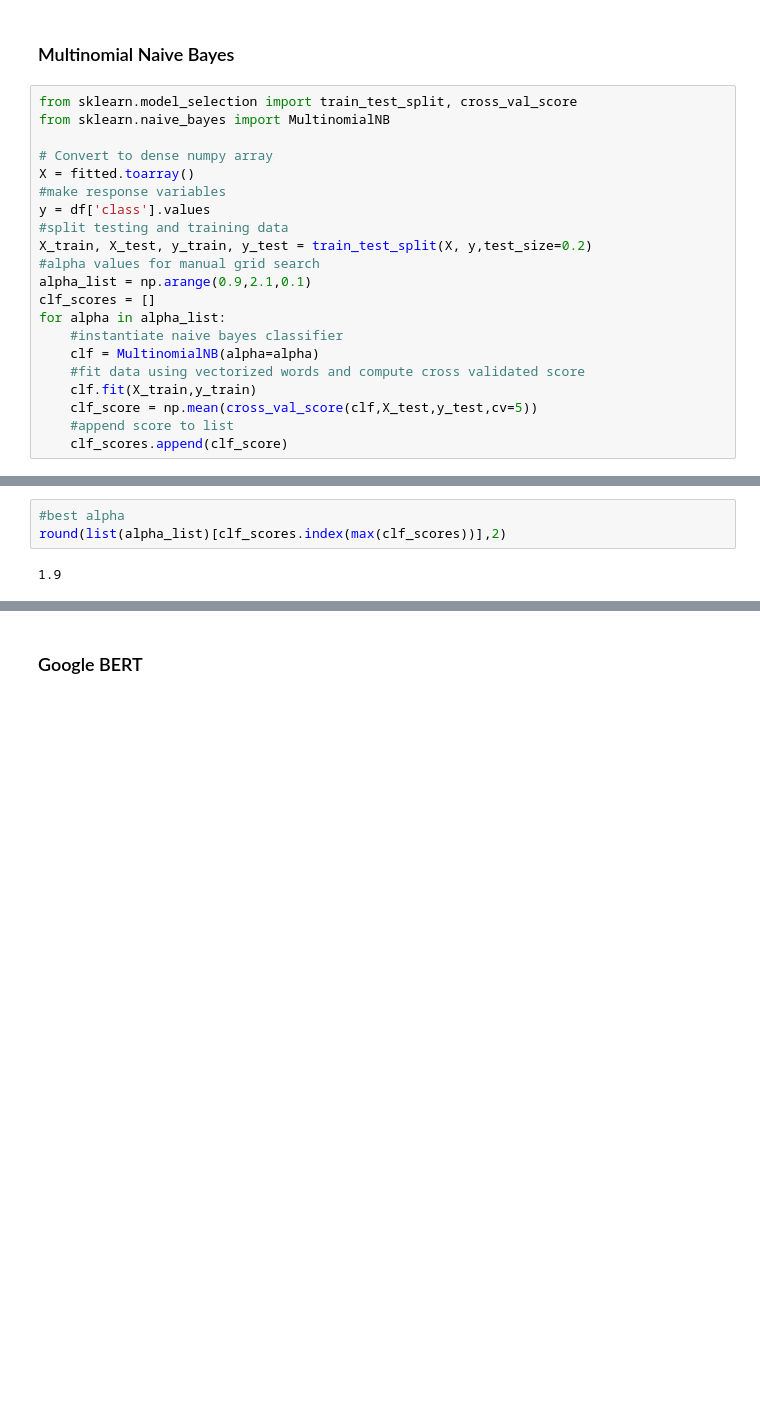
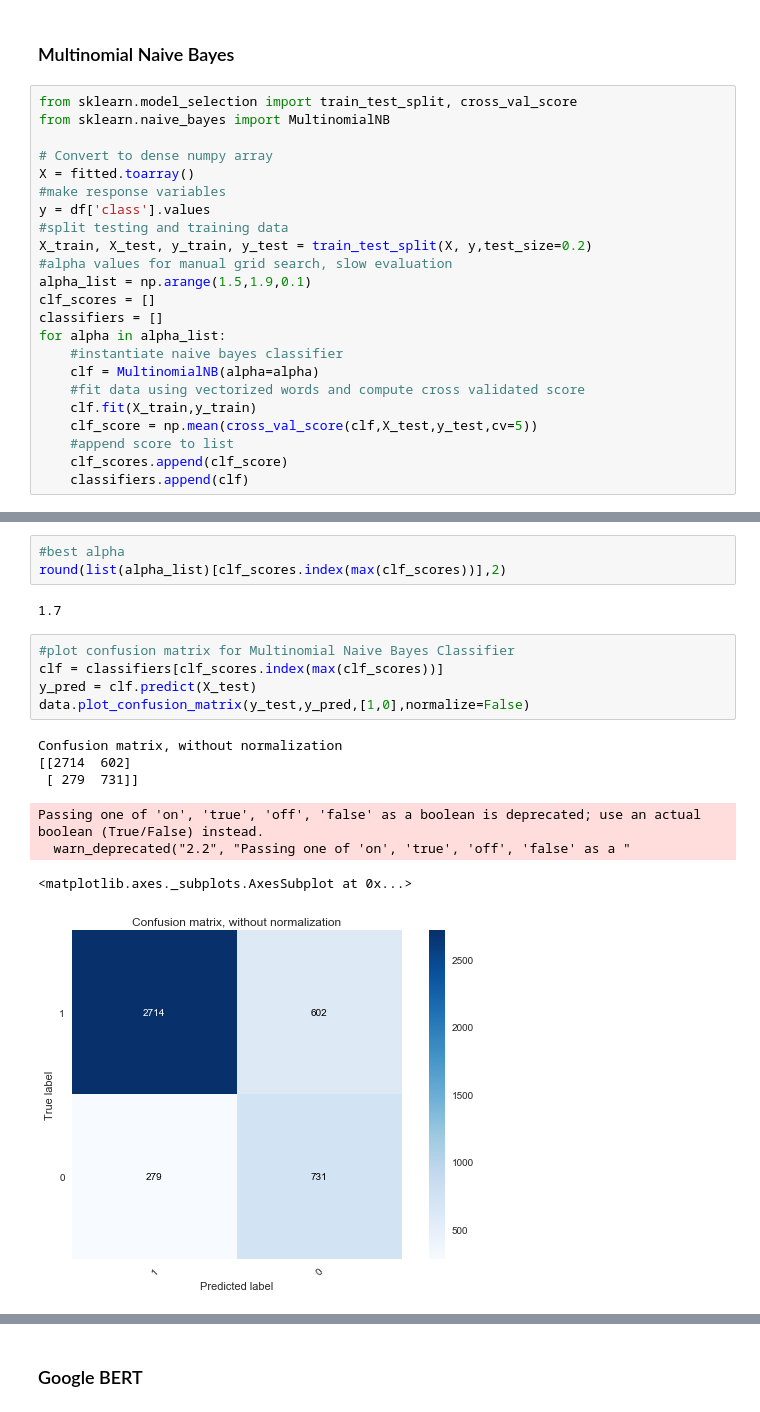
Before and after one commit to carlosbrown2/fake-news-detection, a Jupyter notebook: Capstone Project 2.ipynb, the cells around one changed output, grey strips where cells are left out. Drawn from its saved outputs; the diff is of its cells as text; blank space fills up the shorter version.

```diff
--- a/Capstone Project 2.ipynb
+++ b/Capstone Project 2.ipynb
@@ -482,9 +489,10 @@ X = fitted.toarray()
 y = df['class'].values
 #split testing and training data
 X_train, X_test, y_train, y_test = train_test_split(X, y,test_size=0.2)
-#alpha values for manual grid search
-alpha_list = np.arange(0.9,2.1,0.1)
+#alpha values for manual grid search, slow evaluation
+alpha_list = np.arange(1.5,1.9,0.1)
 clf_scores = []
+classifiers = []
 for alpha in alpha_list:
     #instantiate naive bayes classifier
     clf = MultinomialNB(alpha=alpha)
@@ -493,6 +501,7 @@ for alpha in alpha_list:
     clf_score = np.mean(cross_val_score(clf,X_test,y_test,cv=5))
     #append score to list
     clf_scores.append(clf_score)
+    classifiers.append(clf)
 # %%
 #max accuracy score
 round(max(clf_scores),3)
@@ -502,4 +511,17 @@ round(max(clf_scores),3)
 #best alpha
 round(list(alpha_list)[clf_scores.index(max(clf_scores))],2)
 # %% [output]
-1.9
+1.7
+# %%
+#plot confusion matrix for Multinomial Naive Bayes Classifier
+clf = classifiers[clf_scores.index(max(clf_scores))]
+y_pred = clf.predict(X_test)
+data.plot_confusion_matrix(y_test,y_pred,[1,0],normalize=False)
+# %% [output]
+Confusion matrix, without normalization
+[[2714  602]
+ [ 279  731]]
+Passing one of 'on', 'true', 'off', 'false' as a boolean is deprecated; use an actual boolean (True/False) instead.
+  warn_deprecated("2.2", "Passing one of 'on', 'true', 'off', 'false' as a "
+<matplotlib.axes._subplots.AxesSubplot at 0x...>
+[figure, added]
```
Also changed, not shown: parts of 36 cells of this notebook, 1 other file.
